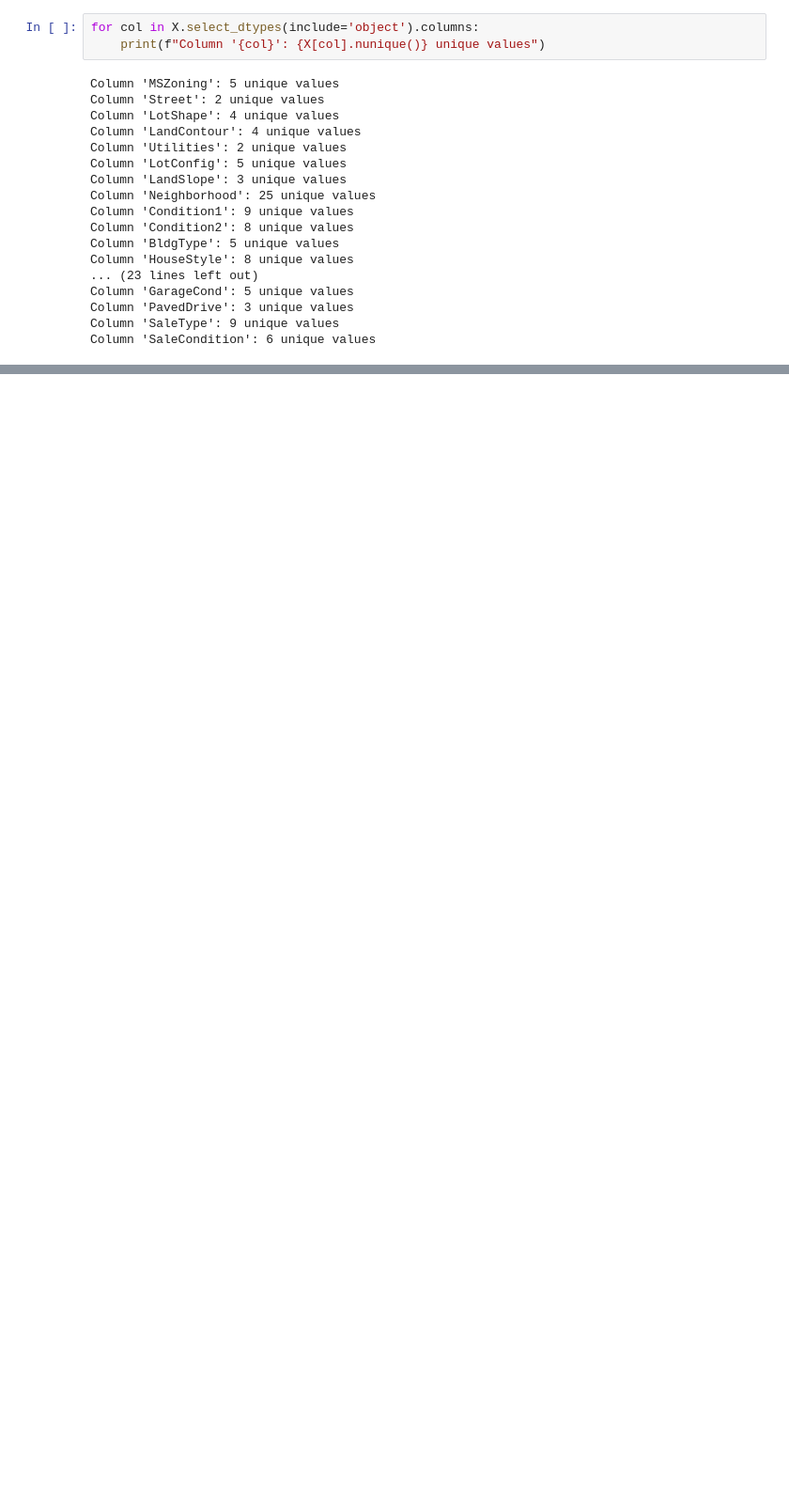
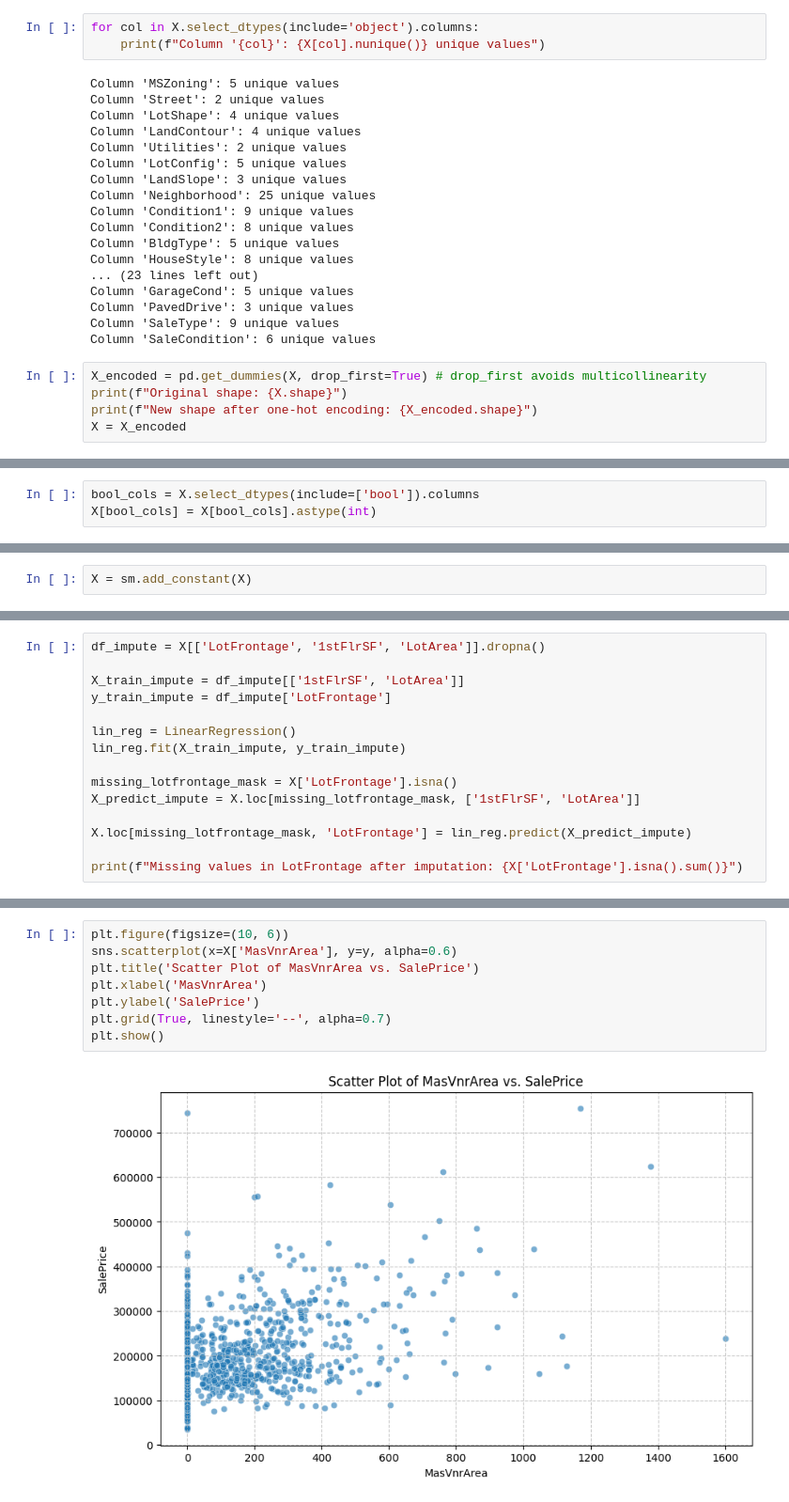
Before and after one commit to rohit-arunn/housepriceprediction, a Jupyter notebook: theprediction.ipynb, the cells around one changed output, grey strips where cells are left out. Shown at 94% size. Cells and saved outputs as stored; diff of their text form; blank space fills up the shorter version.

```diff
--- a/theprediction.ipynb
+++ b/theprediction.ipynb
@@ -180,3 +179,8 @@ Column 'GarageCond': 5 unique values
 Column 'PavedDrive': 3 unique values
 Column 'SaleType': 9 unique values
 Column 'SaleCondition': 6 unique values
+# %%
+X_encoded = pd.get_dummies(X, drop_first=True) # drop_first avoids multicollinearity
+print(f"Original shape: {X.shape}")
+print(f"New shape after one-hot encoding: {X_encoded.shape}")
+X = X_encoded
@@ -182,0 +204,3 @@ Column 'SaleCondition': 6 unique values
+# %%
+bool_cols = X.select_dtypes(include=['bool']).columns
+X[bool_cols] = X[bool_cols].astype(int)
@@ -182,0 +236,2 @@ Column 'SaleCondition': 6 unique values
+# %%
+X = sm.add_constant(X)
@@ -182,0 +259,15 @@ Column 'SaleCondition': 6 unique values
+# %%
+df_impute = X[['LotFrontage', '1stFlrSF', 'LotArea']].dropna()
+
+X_train_impute = df_impute[['1stFlrSF', 'LotArea']]
+y_train_impute = df_impute['LotFrontage']
+
+lin_reg = LinearRegression()
+lin_reg.fit(X_train_impute, y_train_impute)
+
+missing_lotfrontage_mask = X['LotFrontage'].isna()
+X_predict_impute = X.loc[missing_lotfrontage_mask, ['1stFlrSF', 'LotArea']]
+
+X.loc[missing_lotfrontage_mask, 'LotFrontage'] = lin_reg.predict(X_predict_impute)
+
+print(f"Missing values in LotFrontage after imputation: {X['LotFrontage'].isna().sum()}")
@@ -182,0 +285,10 @@ Column 'SaleCondition': 6 unique values
+# %%
+plt.figure(figsize=(10, 6))
+sns.scatterplot(x=X['MasVnrArea'], y=y, alpha=0.6)
+plt.title('Scatter Plot of MasVnrArea vs. SalePrice')
+plt.xlabel('MasVnrArea')
+plt.ylabel('SalePrice')
+plt.grid(True, linestyle='--', alpha=0.7)
+plt.show()
+# %% [output]
+[figure, added]
```
Also changed, not shown: parts of 26 cells of this notebook.
